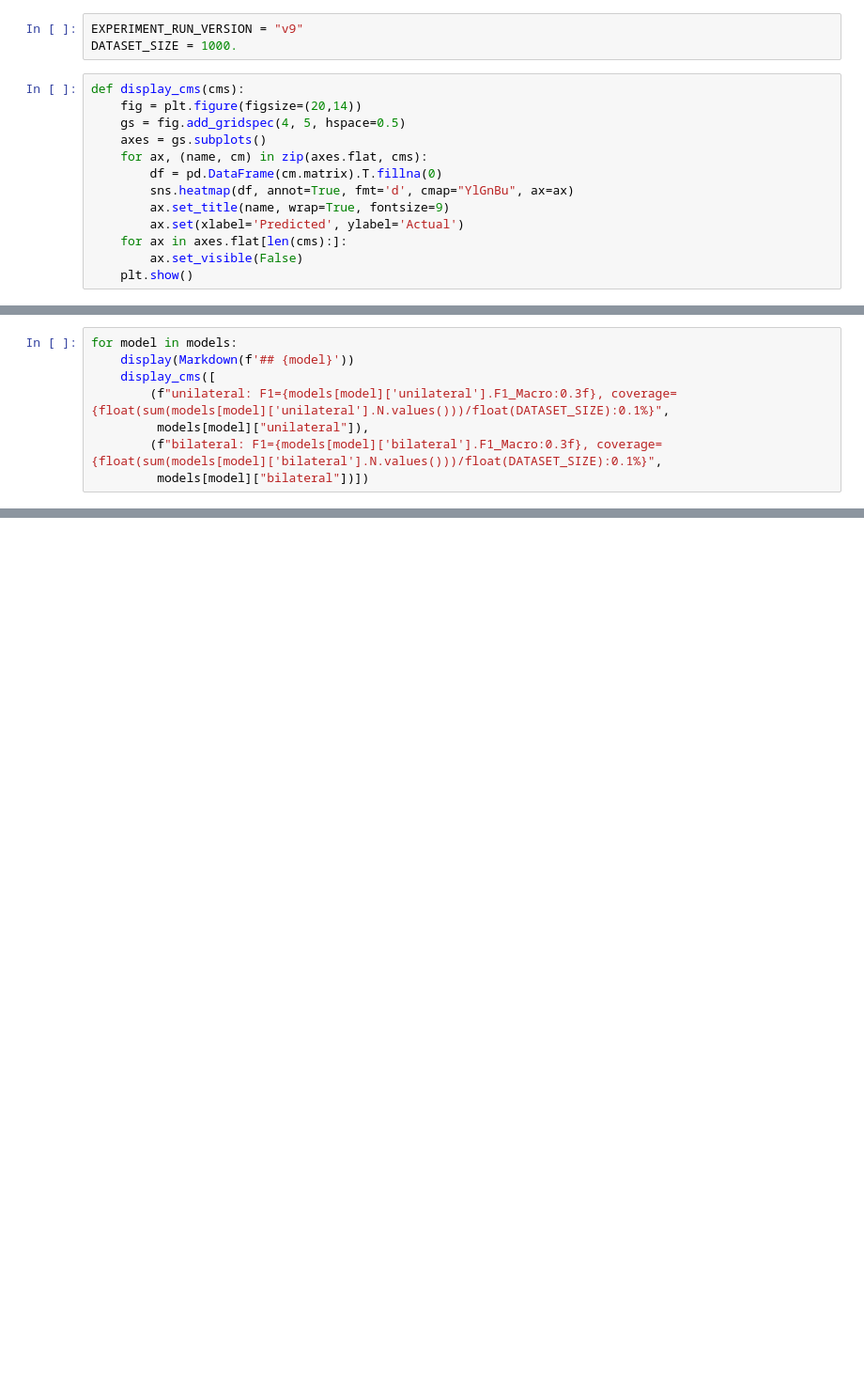
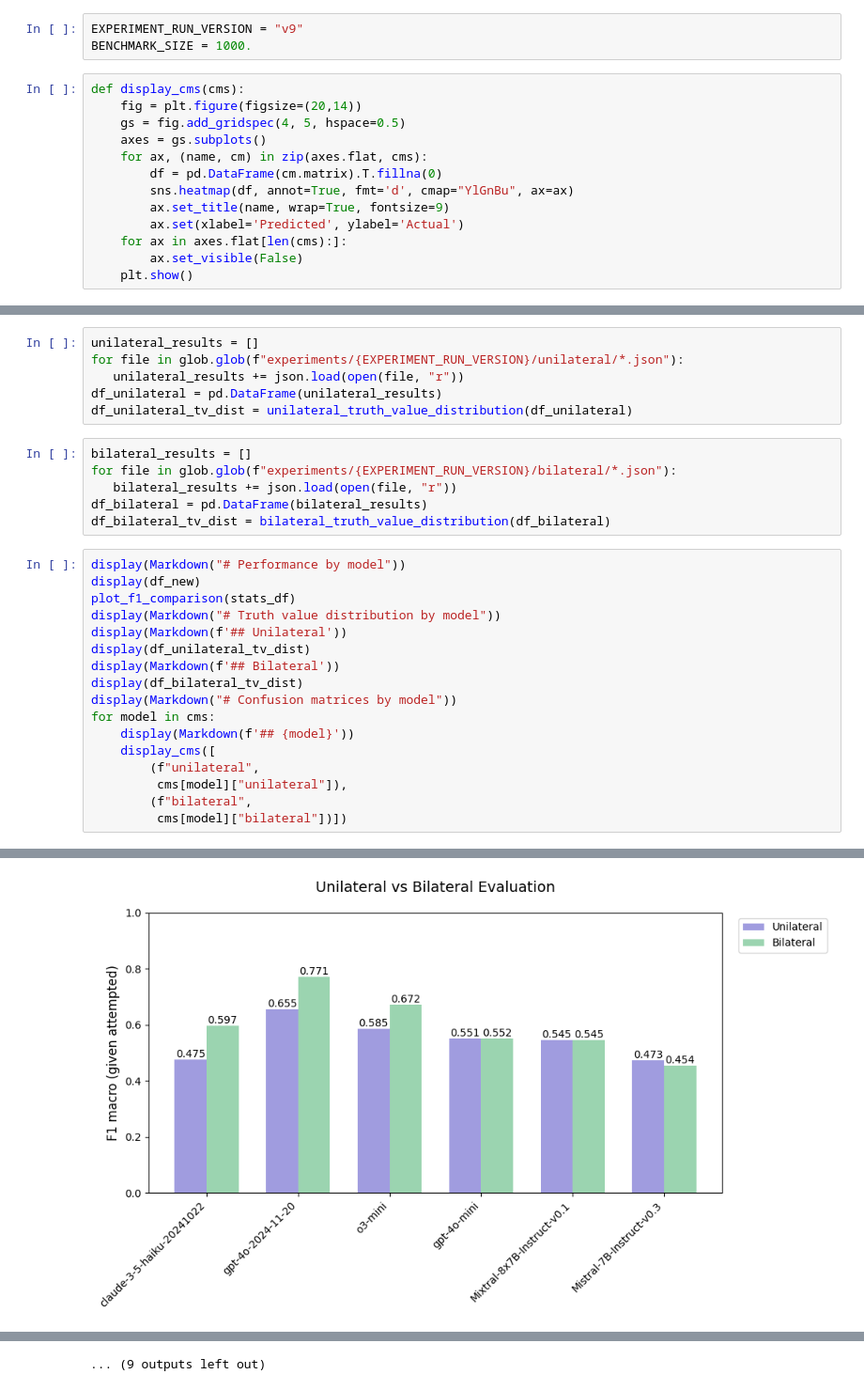
Before and after one commit to bradleypallen/bilateral-factuality-evaluation, a Jupyter notebook: results_balanced.ipynb, the cells around one changed output, grey strips where cells are left out. Shown at 94% size. Drawn from its saved outputs; the diff is of its cells as text; blank space fills up the shorter version.

Commit message:
Expanded balanced run results notebook

```diff
--- a/results_balanced.ipynb
+++ b/results_balanced.ipynb
@@ -3,7 +3,7 @@ import json, glob, re, pycm, pandas as pd, seaborn as sns, matplotlib.pyplot as
 from IPython.display import display, Markdown
 # %%
 EXPERIMENT_RUN_VERSION = "v9"
-DATASET_SIZE = 1000.
+BENCHMARK_SIZE = 1000.
 # %%
 def display_cms(cms):
     fig = plt.figure(figsize=(20,14))
@@ -34,8 +94,0 @@ for file in glob.glob(f"experiments/{EXPERIMENT_RUN_VERSION}/bilateral/*.json"):
-# %%
-for model in models:
-    display(Markdown(f'## {model}'))
-    display_cms([
-        (f"unilateral: F1={models[model]['unilateral'].F1_Macro:0.3f}, coverage={float(sum(models[model]['unilateral'].N.values()))/float(DATASET_SIZE):0.1%}",
-         models[model]["unilateral"]),
-        (f"bilateral: F1={models[model]['bilateral'].F1_Macro:0.3f}, coverage={float(sum(models[model]['bilateral'].N.values()))/float(DATASET_SIZE):0.1%}",
-         models[model]["bilateral"])])
@@ -54,0 +154,30 @@ for model in models:
+# %%
+unilateral_results = []
+for file in glob.glob(f"experiments/{EXPERIMENT_RUN_VERSION}/unilateral/*.json"):
+   unilateral_results += json.load(open(file, "r"))
+df_unilateral = pd.DataFrame(unilateral_results)
+df_unilateral_tv_dist = unilateral_truth_value_distribution(df_unilateral)
+# %%
+bilateral_results = []
+for file in glob.glob(f"experiments/{EXPERIMENT_RUN_VERSION}/bilateral/*.json"):
+   bilateral_results += json.load(open(file, "r"))
+df_bilateral = pd.DataFrame(bilateral_results)
+df_bilateral_tv_dist = bilateral_truth_value_distribution(df_bilateral)
+# %%
+display(Markdown("# Performance by model"))
+display(df_new)
+plot_f1_comparison(stats_df)
+display(Markdown("# Truth value distribution by model"))
+display(Markdown(f'## Unilateral'))
+display(df_unilateral_tv_dist)
+display(Markdown(f'## Bilateral'))
+display(df_bilateral_tv_dist)
+display(Markdown("# Confusion matrices by model"))
+for model in cms:
+    display(Markdown(f'## {model}'))
+    display_cms([
+        (f"unilateral",
+         cms[model]["unilateral"]),
+        (f"bilateral",
+         cms[model]["bilateral"])])
+# %% [output]
@@ -54,0 +193 @@ for model in models:
+[figure, added]
@@ -54,0 +217 @@ for model in models:
+... (9 outputs left out)
```
Also changed, not shown: parts of 9 cells of this notebook.
